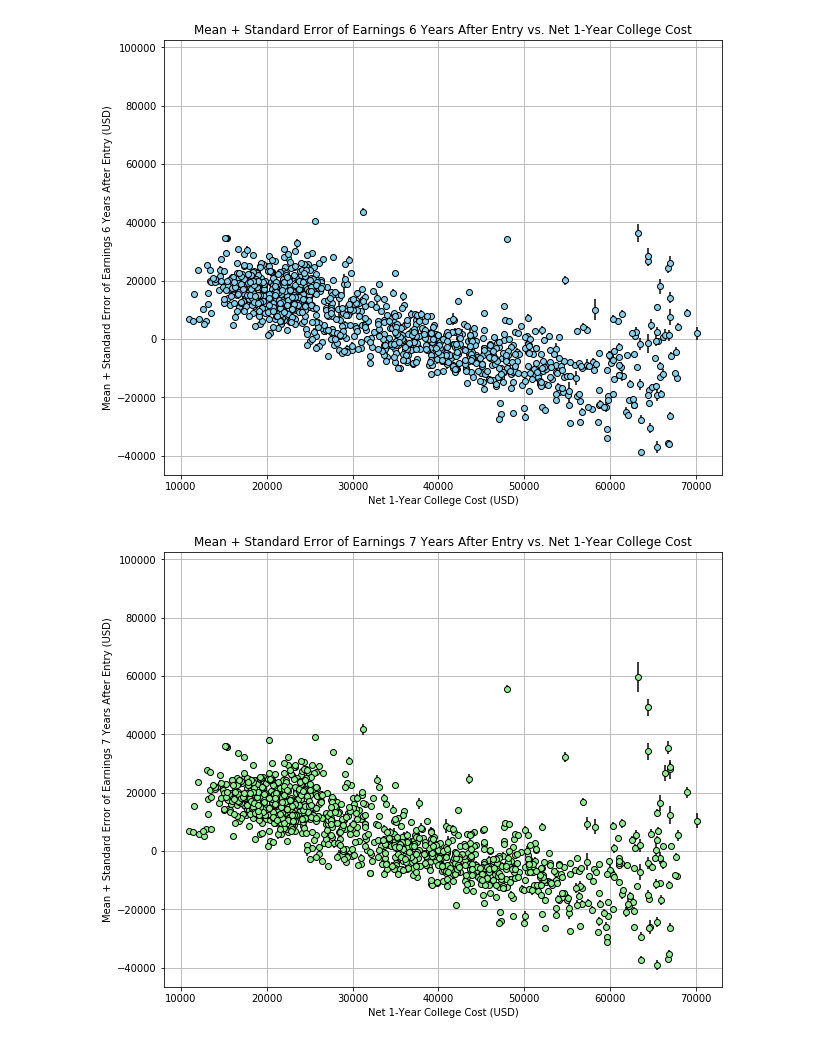
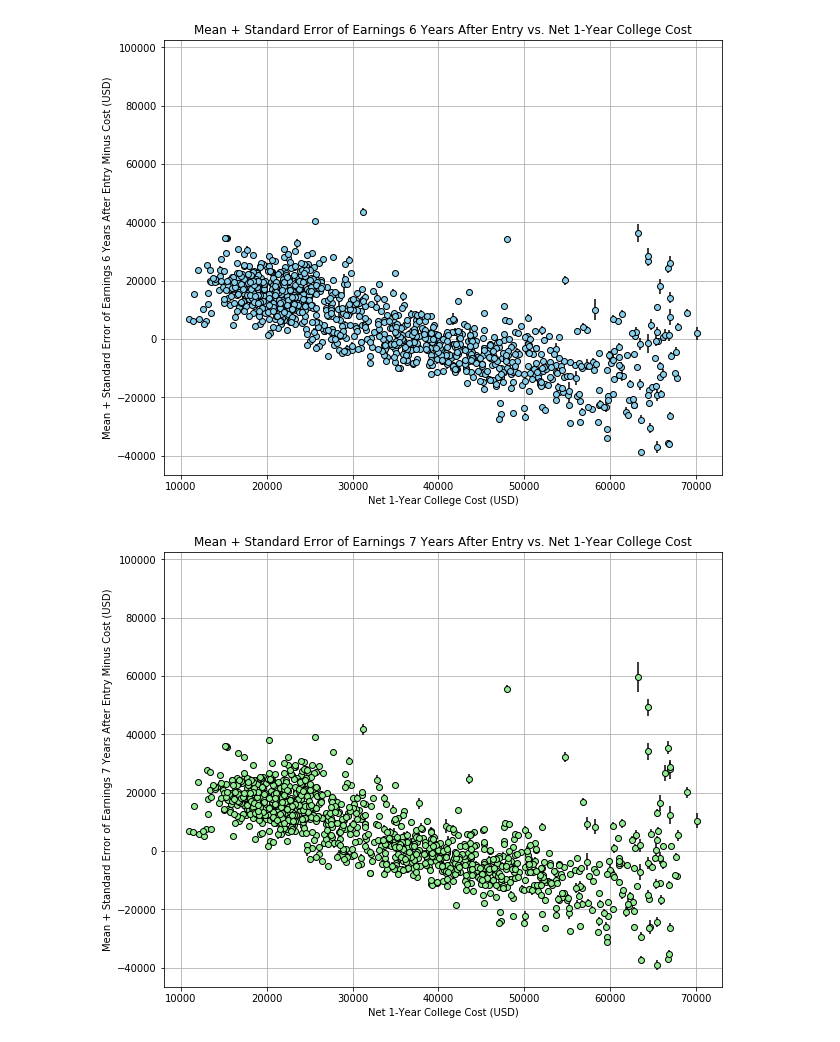
Before and after one commit to smodarressi/project1_bootcamp, a Jupyter notebook: Edu_CalcROI_Viz.ipynb, the cells around one changed output. Drawn from its saved outputs; the diff is of its cells as text; code cells hidden in the pictures.

```diff
--- a/Edu_CalcROI_Viz.ipynb
+++ b/Edu_CalcROI_Viz.ipynb
@@ -72,19 +72,19 @@ x_axis = (six_yr_school_costs['latest.cost.attendance.academic_year']).values
 # %%
 six_means_ls = six_means.tolist()
 six_sems_ls = six_yr_school_costs['Std Error of (Earnings Mean-Cost)'].tolist()
 
 fig6, ax6 = plt.subplots(figsize=(10,8))
 
 ax6.errorbar(x_axis, six_means_ls, six_sems_ls, fmt="o", color='skyblue', markeredgecolor='black', ecolor='black')
 plt.title('Mean + Standard Error of Earnings 6 Years After Entry vs. Net 1-Year College Cost')
 plt.xlabel('Net 1-Year College Cost (USD)')
-plt.ylabel('Mean + Standard Error of Earnings 6 Years After Entry (USD)')
+plt.ylabel('Mean + Standard Error of Earnings 6 Years After Entry Minus Cost (USD)')
 plt.grid()
 plt.ylim(-46560,102540);
 
 #plt.savefig('6yr_earnings_v_cost.png')
 # %% [output]
-[figure, old version]
+[figure, new version]
 # %%
 seven_means_ls = seven_means.tolist()
 seven_sems_ls = seven_yr_school_costs['Std Error of (Earnings Mean-Cost)'].tolist()
@@ -94,13 +94,13 @@ fig7, ax7 = plt.subplots(figsize=(10,8))
 ax7.errorbar(x_axis, seven_means_ls, seven_sems_ls, fmt="o", color='lightgreen', markeredgecolor='black', ecolor='black')
 plt.title('Mean + Standard Error of Earnings 7 Years After Entry vs. Net 1-Year College Cost')
 plt.xlabel('Net 1-Year College Cost (USD)')
-plt.ylabel('Mean + Standard Error of Earnings 7 Years After Entry (USD)')
+plt.ylabel('Mean + Standard Error of Earnings 7 Years After Entry Minus Cost (USD)')
 plt.grid()
 plt.ylim(-46560,102540);
 
 #plt.savefig('7yr_earnings_v_cost.png')
 # %% [output]
-[figure, old version]
+[figure, new version]
 # %%
 eight_means_ls = eight_means.tolist()
 eight_sems_ls = eight_yr_school_costs['Std Error of (Earnings Mean-Cost)'].tolist()
```
Also changed, not shown: parts of 3 cells of this notebook.
